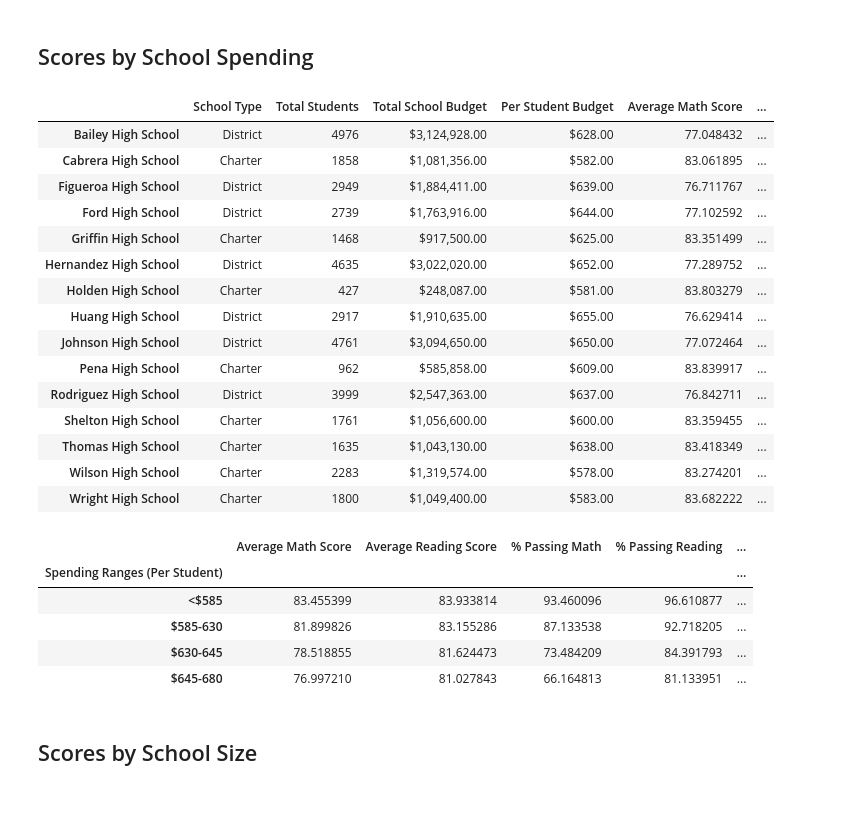
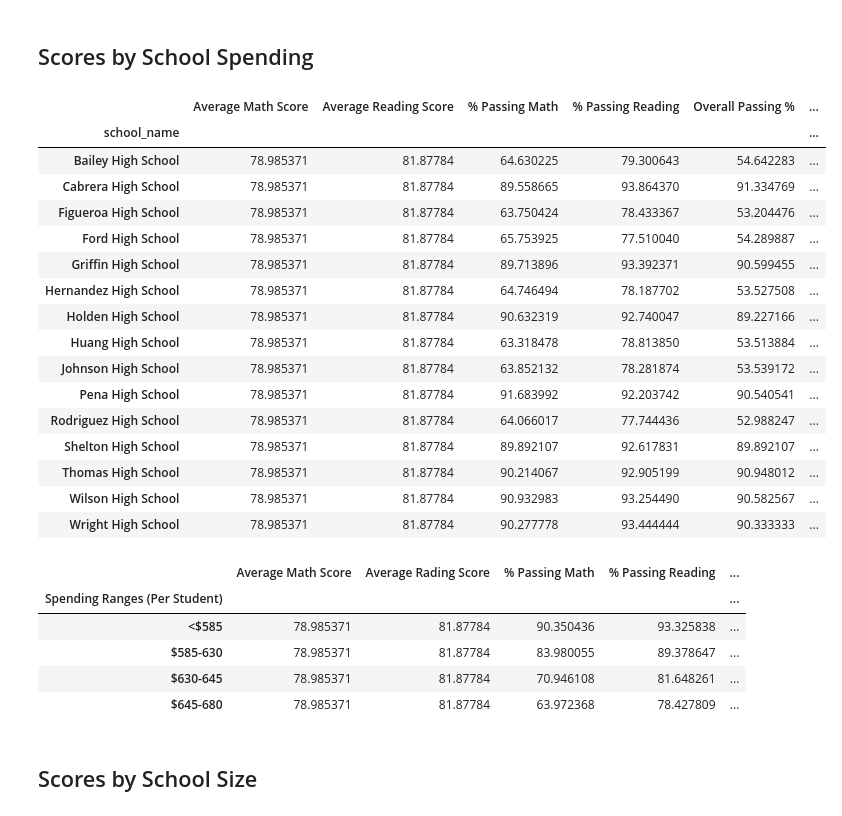
Before and after one commit to JetJagar/pandas-challenge, a Jupyter notebook: pycityschools/PyCitySchools/PyCitySchools_starter.ipynb, the cells around one changed output. Saved outputs shown, nothing was run; the diff lists cells and outputs as text; code cells hidden in the pictures.

```diff
--- a/pycityschools/PyCitySchools/PyCitySchools_starter.ipynb
+++ b/pycityschools/PyCitySchools/PyCitySchools_starter.ipynb
@@ -138,4 +140,5 @@ Thomas High School        Charter
 Name: type, dtype: object
 # %%
 # Calculate the total student count per school from school_data
-per_school_counts = school_data.groupby('school_name')['size'].sum()
+per_school_student_counts = school_data.groupby('school_name')['size'].sum()
+per_school_student_counts
@@ -148,7 +169,7 @@ Index(['Student ID', 'student_name', 'gender', 'grade', 'school_name',
 # %%
 # Calculate the total school budget and per capita spending per school from school_data
 total_school_budget = school_data.groupby('school_name')['budget'].sum()
-per_student = total_school_budget / per_school_counts
+per_student = total_school_budget / per_school_student_counts
 print(total_school_budget)
 print(per_student)
 # %% [output]
@@ -271,17 +292,22 @@ Wright High School       1626
 dtype: int64
 # %%
 # Use the provided code to calculate the passing rates
-per_school_passing_math = school_students_passing_math / per_school_counts * 100
-per_school_passing_reading = school_students_passing_reading / per_school_counts * 100
-overall_passing_rate = school_students_passing_math_and_reading / per_school_counts * 100
+per_school_passing_math = school_students_passing_math / per_school_student_counts * 100
+per_school_passing_reading = school_students_passing_reading / per_school_student_counts * 100
+overall_passing_rate = school_students_passing_math_and_reading / per_school_student_counts * 100
 # %%
 # Create a DataFrame called `per_school_summary` with columns for the calculations above.
-per_school_summary = pd.DataFrame({"Per_School_Passing_Math": per_school_passing_math,
-                                   "Per_School_Passing_Reading": per_school_passing_reading,
-                                   "Overall_Passing_Rate": overall_passing_rate,
+per_school_summary = pd.DataFrame({
+                                    "Average Math Score": average_math_score,
+                                   "Average Reading Score": average_reading_score,
+                                    "% Passing Math": per_school_passing_math,
+                                   "% Passing Reading": per_school_passing_reading,
+                                   "Overall Passing %": overall_passing_rate,
                                    "Total School Budget": total_school_budget,
                                    "Per Student Budget": per_student,
-                                     })
+                                   "Per School Counts": per_school_student_counts,
+                                   "School Type" : school_types
+                                  })
 # Formatting
 per_school_summary["Total School Budget"] = per_school_summary["Total School Budget"].map("${:,.2f}".format)
 per_school_summary["Per Student Budget"] = per_school_summary["Per Student Budget"].map("${:,.2f}".format)
@@ -424,25 +474,28 @@ labels = ["<$585", "$585-630", "$630-645", "$645-680"]
 school_spending_df = per_school_summary.copy()
 # %%
 # Use `pd.cut` to categorize spending based on the bins.
-school_spending_df["Spending Ranges (Per Student)"] =
+school_spending_df["Per Student Budget"] = school_spending_df["Per Student Budget"].str.replace('$', '')
+school_spending_df["Per Student Budget"] = pd.to_numeric(school_spending_df["Per Student Budget"])
+school_spending_df ["Spending Ranges (Per Student)"] = pd.cut(school_spending_df["Per Student Budget"], bins = spending_bins, labels = labels)
 school_spending_df
 # %% [output]
-|  | School Type | Total Students | Total School Budget | Per Student Budget | Average Math Score | ... |
-| Bailey High School | District | 4976 | $3,124,928.00 | $628.00 | 77.048432 | ... |
-| Cabrera High School | Charter | 1858 | $1,081,356.00 | $582.00 | 83.061895 | ... |
-| Figueroa High School | District | 2949 | $1,884,411.00 | $639.00 | 76.711767 | ... |
-| Ford High School | District | 2739 | $1,763,916.00 | $644.00 | 77.102592 | ... |
-| Griffin High School | Charter | 1468 | $917,500.00 | $625.00 | 83.351499 | ... |
-| Hernandez High School | District | 4635 | $3,022,020.00 | $652.00 | 77.289752 | ... |
-| Holden High School | Charter | 427 | $248,087.00 | $581.00 | 83.803279 | ... |
-| Huang High School | District | 2917 | $1,910,635.00 | $655.00 | 76.629414 | ... |
-| Johnson High School | District | 4761 | $3,094,650.00 | $650.00 | 77.072464 | ... |
-| Pena High School | Charter | 962 | $585,858.00 | $609.00 | 83.839917 | ... |
-| Rodriguez High School | District | 3999 | $2,547,363.00 | $637.00 | 76.842711 | ... |
-| Shelton High School | Charter | 1761 | $1,056,600.00 | $600.00 | 83.359455 | ... |
-| Thomas High School | Charter | 1635 | $1,043,130.00 | $638.00 | 83.418349 | ... |
-| Wilson High School | Charter | 2283 | $1,319,574.00 | $578.00 | 83.274201 | ... |
-| Wright High School | Charter | 1800 | $1,049,400.00 | $583.00 | 83.682222 | ... |
+|  | Average Math Score | Average Reading Score | % Passing Math | % Passing Reading | Overall Passing % | ... |
+| school_name |  |  |  |  |  | ... |
+| Bailey High School | 78.985371 | 81.87784 | 64.630225 | 79.300643 | 54.642283 | ... |
+| Cabrera High School | 78.985371 | 81.87784 | 89.558665 | 93.864370 | 91.334769 | ... |
+| Figueroa High School | 78.985371 | 81.87784 | 63.750424 | 78.433367 | 53.204476 | ... |
+| Ford High School | 78.985371 | 81.87784 | 65.753925 | 77.510040 | 54.289887 | ... |
+| Griffin High School | 78.985371 | 81.87784 | 89.713896 | 93.392371 | 90.599455 | ... |
+| Hernandez High School | 78.985371 | 81.87784 | 64.746494 | 78.187702 | 53.527508 | ... |
+| Holden High School | 78.985371 | 81.87784 | 90.632319 | 92.740047 | 89.227166 | ... |
+| Huang High School | 78.985371 | 81.87784 | 63.318478 | 78.813850 | 53.513884 | ... |
+| Johnson High School | 78.985371 | 81.87784 | 63.852132 | 78.281874 | 53.539172 | ... |
+| Pena High School | 78.985371 | 81.87784 | 91.683992 | 92.203742 | 90.540541 | ... |
+| Rodriguez High School | 78.985371 | 81.87784 | 64.066017 | 77.744436 | 52.988247 | ... |
+| Shelton High School | 78.985371 | 81.87784 | 89.892107 | 92.617831 | 89.892107 | ... |
+| Thomas High School | 78.985371 | 81.87784 | 90.214067 | 92.905199 | 90.948012 | ... |
+| Wilson High School | 78.985371 | 81.87784 | 90.932983 | 93.254490 | 90.582567 | ... |
+| Wright High School | 78.985371 | 81.87784 | 90.277778 | 93.444444 | 90.333333 | ... |
 # %%
 #  Calculate averages for the desired columns.
 spending_math_scores = school_spending_df.groupby(["Spending Ranges (Per Student)"])["Average Math Score"].mean()
@@ -453,16 +506,22 @@ overall_passing_spending = school_spending_df.groupby(["Spending Ranges (Per Stu
 # %%
 # Assemble into DataFrame
-spending_summary =
+spending_summary = pd.DataFrame({
+                                 "Average Math Score": spending_math_scores,
+                                 "Average Rading Score": spending_reading_scores,
+                                 "% Passing Math": spending_passing_math,
+                                 "% Passing Reading": spending_passing_reading,
+                                 "Overall Passing %": overall_passing_spending
+                                })
 
 # Display results
 spending_summary
 # %% [output]
-|  | Average Math Score | Average Reading Score | % Passing Math | % Passing Reading | ... |
+|  | Average Math Score | Average Rading Score | % Passing Math | % Passing Reading | ... |
 | Spending Ranges (Per Student) |  |  |  |  | ... |
-| <$585 | 83.455399 | 83.933814 | 93.460096 | 96.610877 | ... |
-| $585-630 | 81.899826 | 83.155286 | 87.133538 | 92.718205 | ... |
-| $630-645 | 78.518855 | 81.624473 | 73.484209 | 84.391793 | ... |
-| $645-680 | 76.997210 | 81.027843 | 66.164813 | 81.133951 | ... |
+| <$585 | 78.985371 | 81.87784 | 90.350436 | 93.325838 | ... |
+| $585-630 | 78.985371 | 81.87784 | 83.980055 | 89.378647 | ... |
+| $630-645 | 78.985371 | 81.87784 | 70.946108 | 81.648261 | ... |
+| $645-680 | 78.985371 | 81.87784 | 63.972368 | 78.427809 | ... |
 # %% [markdown]
 ## Scores by School Size
 # %%
```
Also changed, not shown: parts of 15 cells of this notebook.
